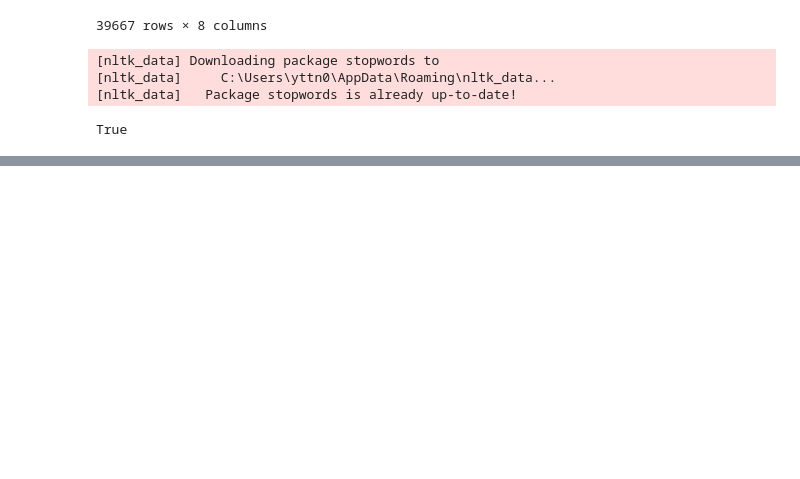
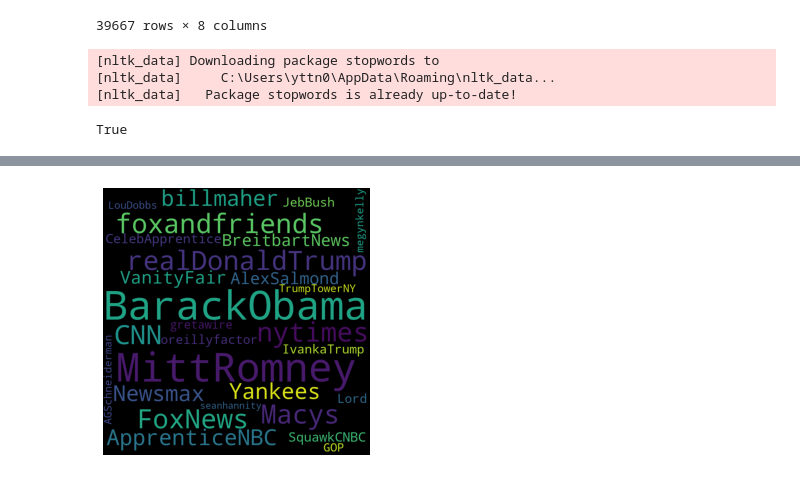
Before and after one commit to DaDa0013/Data_analysis_projects, a Jupyter notebook: Trump_twit/Trump_tweets.ipynb, the cells around one changed output, grey strips where cells are left out. Cells and saved outputs as stored; diff of their text form; code cells hidden in the pictures; blank space fills up the shorter version.

```diff
--- a/Trump_twit/Trump_tweets.ipynb
+++ b/Trump_twit/Trump_tweets.ipynb
@@ -88,0 +91,10 @@ print(Counter(word).most_common(n = 10))# 제일 많은 단어 10개 출력
+# %%
+#최대 멘션
+all_mention = []
+tweet_mentions = content_tweet['mentions'].dropna()
+for i in tweet_mentions:
+        all_mention.append(i.replace('@','')) #맨션 기호 삭제
+print(Counter(all_mention).most_common(n = 30))
+mention_count30 = []
+for i in range(0,30):
+    mention_count30.append(Counter(all_mention).most_common(n = 30)[i][0])
@@ -88,0 +135,18 @@ print(Counter(word).most_common(n = 10))# 제일 많은 단어 10개 출력
+# %%
+# 상위 30개 맨션 wordcloud
+import matplotlib.pyplot as plt
+# 문자열 결합
+mention_data_30 = ' '.join(mention_count30)
+# WordCloud 생성
+from wordcloud import WordCloud, STOPWORDS
+wordcloud = WordCloud(width = 1000, height = 1000,
+                     ).generate(mention_data_30)
+
+# WordCloud 출력
+plt.figure(figsize = (4, 4), facecolor = None)
+plt.imshow(wordcloud)
+plt.axis("off")
+plt.tight_layout()
+plt.show()
+# %% [output]
+[figure, added]
```
Also changed, not shown: parts of 17 cells of this notebook.
